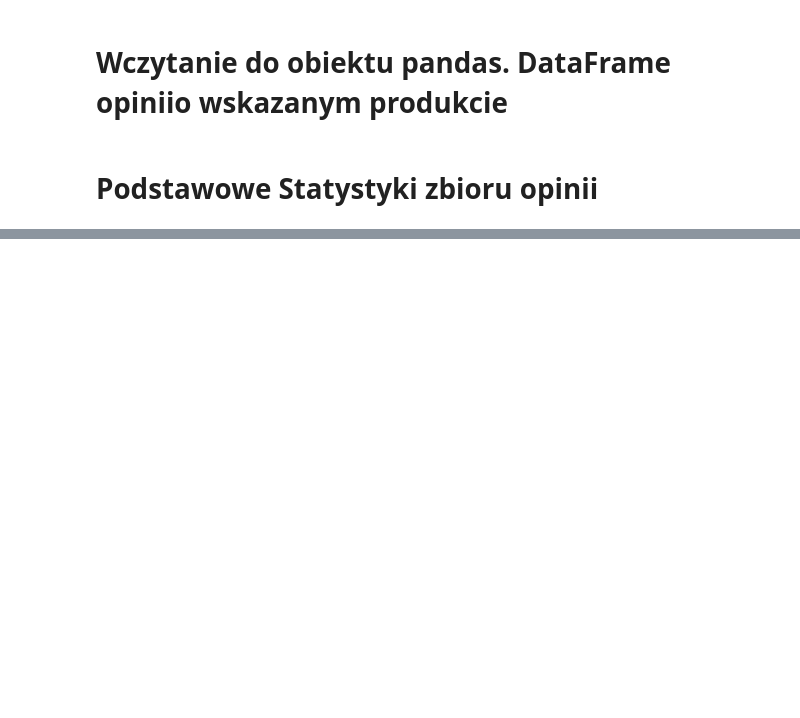
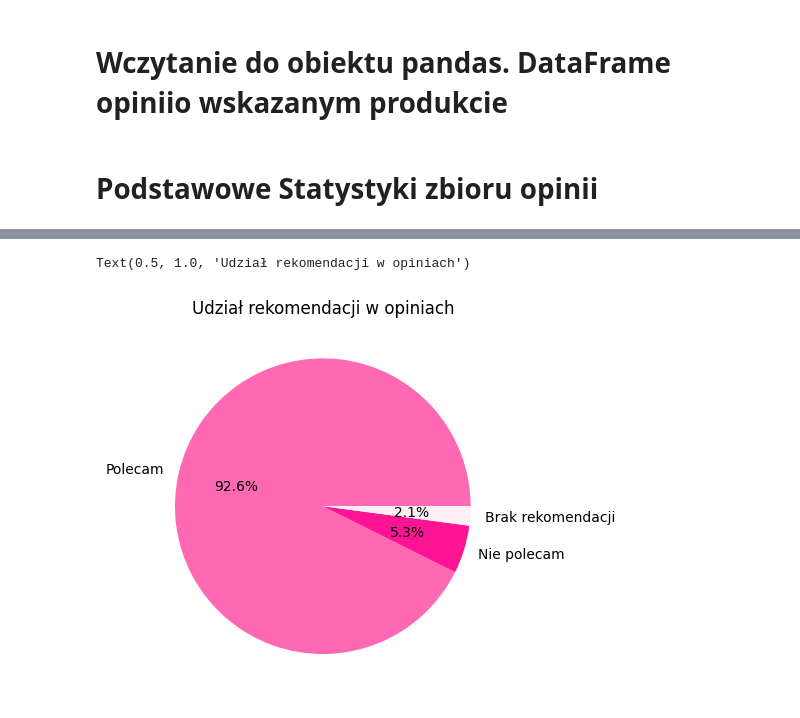
Before and after one commit to 233208/Ceneo_Scrapper, a Jupyter notebook: analyzer.ipynb, the cells around one changed output, grey strips where cells are left out. Cells and saved outputs as stored; diff of their text form; code cells hidden in the pictures; blank space fills up the shorter version.

```diff
--- a/analyzer.ipynb
+++ b/analyzer.ipynb
@@ -29,0 +85,10 @@ average_rating = opinions.rating.mean()
+# %%
+recommendations_distribution.plot.pie(
+    colors = ["hotpink", "deeppink",  "lavenderblush"],
+    autopct = "%1.1f%%",
+    label = ""
+)
+plt.title("Udział rekomendacji w opiniach")
+# %% [output]
+Text(0.5, 1.0, 'Udział rekomendacji w opiniach')
+[figure, added]
```
Also changed, not shown: parts of 10 cells of this notebook, 2 other files.
